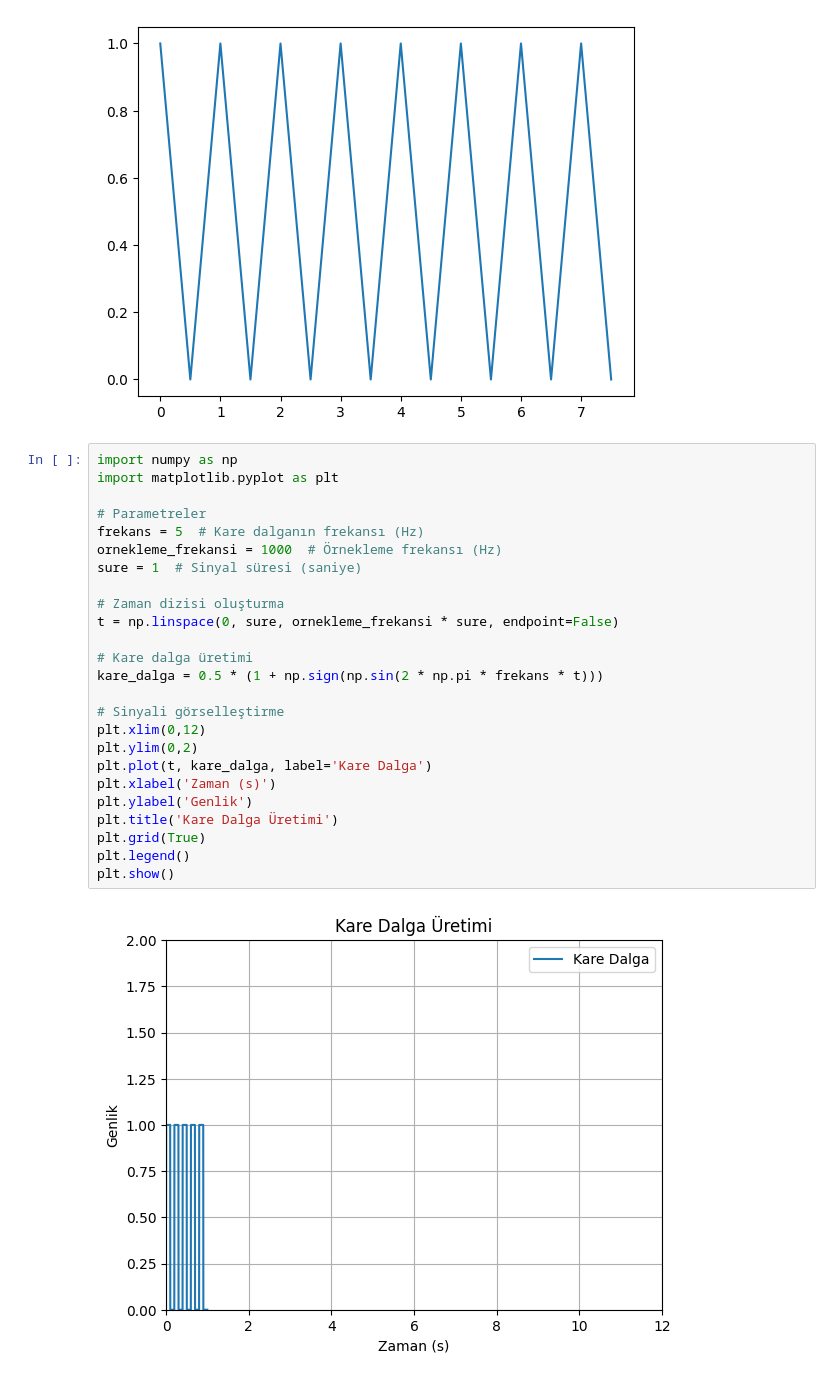
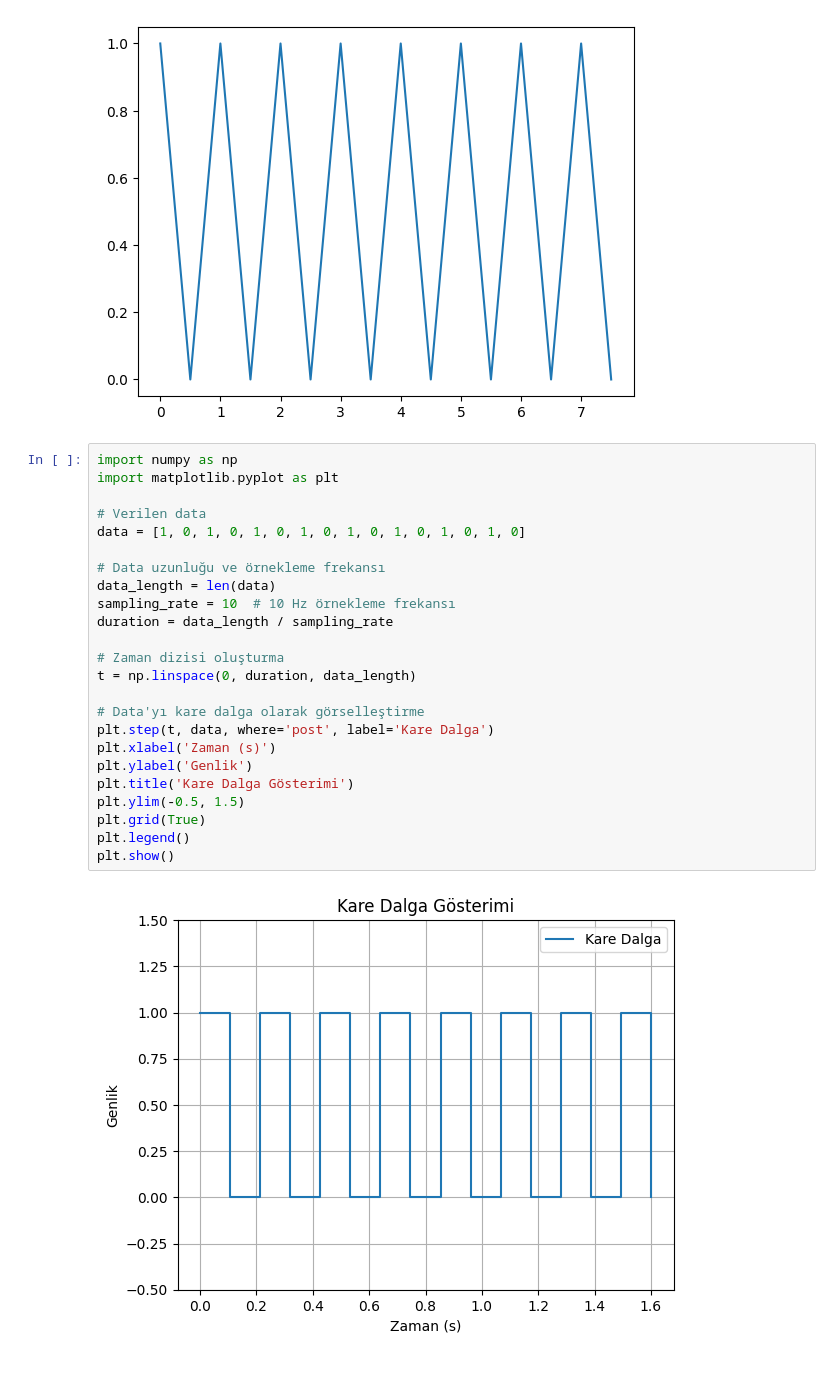
Before and after one commit to OmerFaruk-Celik/AMKS_AUV_ATILAY, a Jupyter notebook: FM.ipynb, the cells around one changed output. Cells and saved outputs as stored; diff of their text form.

```diff
--- a/FM.ipynb
+++ b/FM.ipynb
@@ -87,27 +87,26 @@ plt.plot(t,data)
 # %%
 import numpy as np
 import matplotlib.pyplot as plt
 
-# Parametreler
-frekans = 5  # Kare dalganın frekansı (Hz)
-ornekleme_frekansi = 1000  # Örnekleme frekansı (Hz)
-sure = 1  # Sinyal süresi (saniye)
+# Verilen data
+data = [1, 0, 1, 0, 1, 0, 1, 0, 1, 0, 1, 0, 1, 0, 1, 0]
+
+# Data uzunluğu ve örnekleme frekansı
+data_length = len(data)
+sampling_rate = 10  # 10 Hz örnekleme frekansı
+duration = data_length / sampling_rate
 
 # Zaman dizisi oluşturma
-t = np.linspace(0, sure, ornekleme_frekansi * sure, endpoint=False)
+t = np.linspace(0, duration, data_length)
 
-# Kare dalga üretimi
-kare_dalga = 0.5 * (1 + np.sign(np.sin(2 * np.pi * frekans * t)))
-
-# Sinyali görselleştirme
-plt.xlim(0,12)
-plt.ylim(0,2)
-plt.plot(t, kare_dalga, label='Kare Dalga')
+# Data'yı kare dalga olarak görselleştirme
+plt.step(t, data, where='post', label='Kare Dalga')
 plt.xlabel('Zaman (s)')
 plt.ylabel('Genlik')
-plt.title('Kare Dalga Üretimi')
+plt.title('Kare Dalga Gösterimi')
+plt.ylim(-0.5, 1.5)
 plt.grid(True)
 plt.legend()
 plt.show()
 # %% [output]
-[figure, old version]
+[figure, new version]
```
